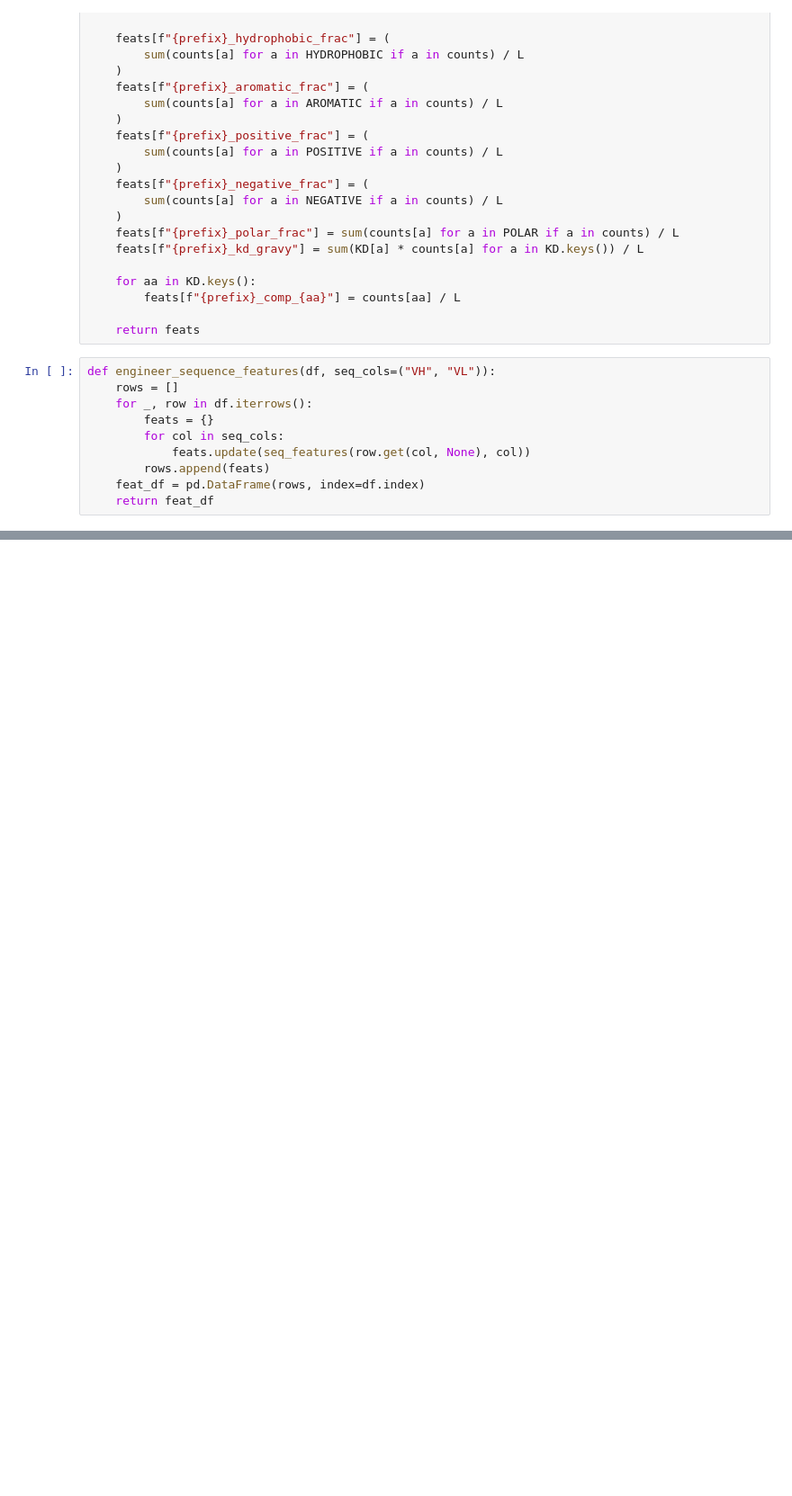
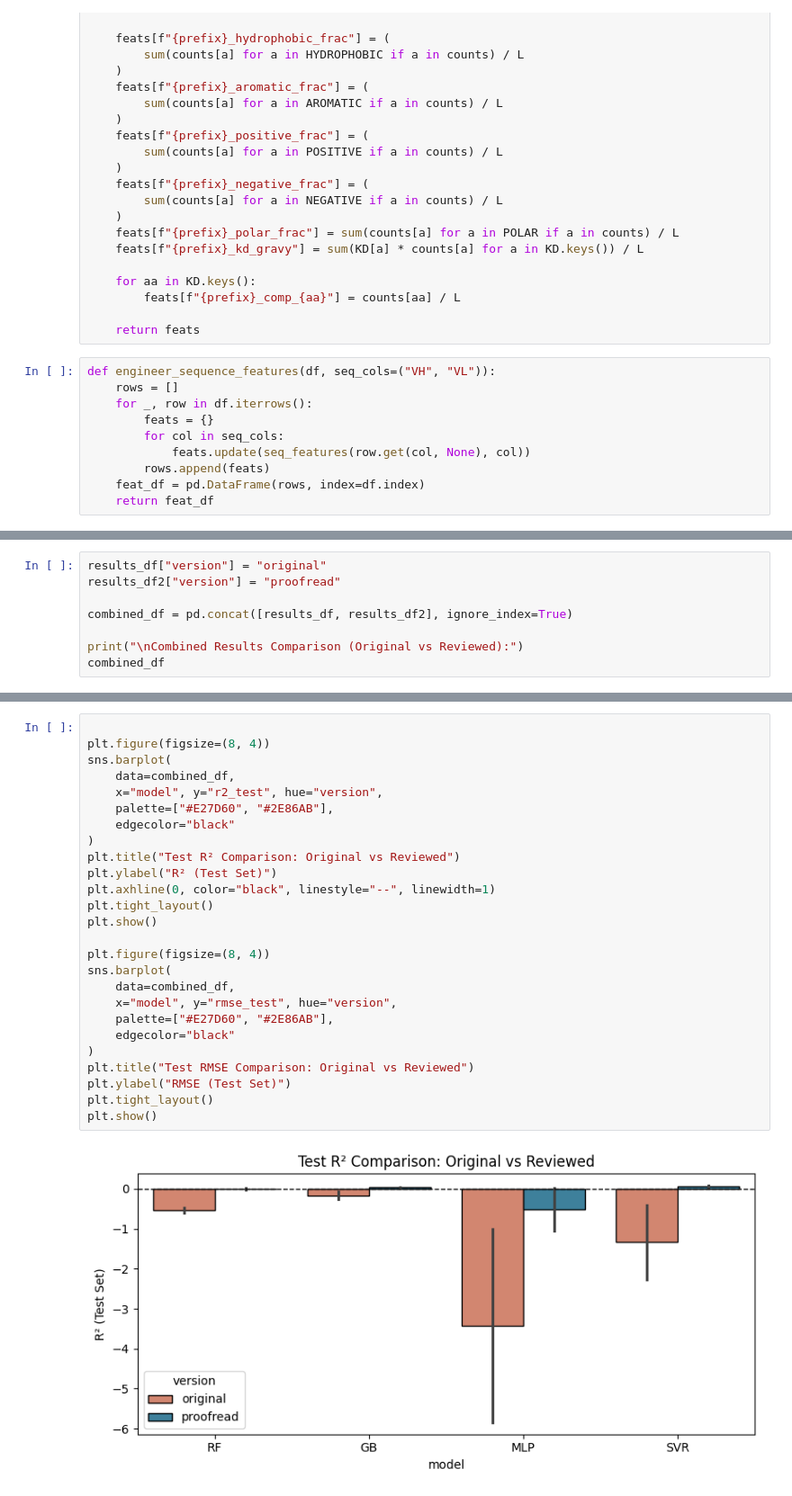
Before and after one commit to edupacheco54/mads_milestoneII_clinical_stage_mAb_developability_prediction, a Jupyter notebook: eda_notebook.ipynb, the cells around one changed output, grey strips where cells are left out. Shown at 90% size. Cells and saved outputs as stored; diff of their text form; blank space fills up the shorter version.

```diff
--- a/eda_notebook.ipynb
+++ b/eda_notebook.ipynb
@@ -424,0 +528,8 @@ In-sample RMSE: 0.114 | R-squared: 0.051 | MAE: 0.063
+# %%
+results_df["version"] = "original"
+results_df2["version"] = "proofread"
+
+combined_df = pd.concat([results_df, results_df2], ignore_index=True)
+
+print("\nCombined Results Comparison (Original vs Reviewed):")
+combined_df
@@ -424,0 +555,28 @@ In-sample RMSE: 0.114 | R-squared: 0.051 | MAE: 0.063
+# %%
+
+plt.figure(figsize=(8, 4))
+sns.barplot(
+    data=combined_df,
+    x="model", y="r2_test", hue="version",
+    palette=["#E27D60", "#2E86AB"],
+    edgecolor="black"
+)
+plt.title("Test R² Comparison: Original vs Reviewed")
+plt.ylabel("R² (Test Set)")
+plt.axhline(0, color="black", linestyle="--", linewidth=1)
+plt.tight_layout()
+plt.show()
+
+plt.figure(figsize=(8, 4))
+sns.barplot(
+    data=combined_df,
+    x="model", y="rmse_test", hue="version",
+    palette=["#E27D60", "#2E86AB"],
+    edgecolor="black"
+)
+plt.title("Test RMSE Comparison: Original vs Reviewed")
+plt.ylabel("RMSE (Test Set)")
+plt.tight_layout()
+plt.show()
+# %% [output]
+[figure, added]
```
Also changed, not shown: parts of 19 cells of this notebook, 3 other files.
